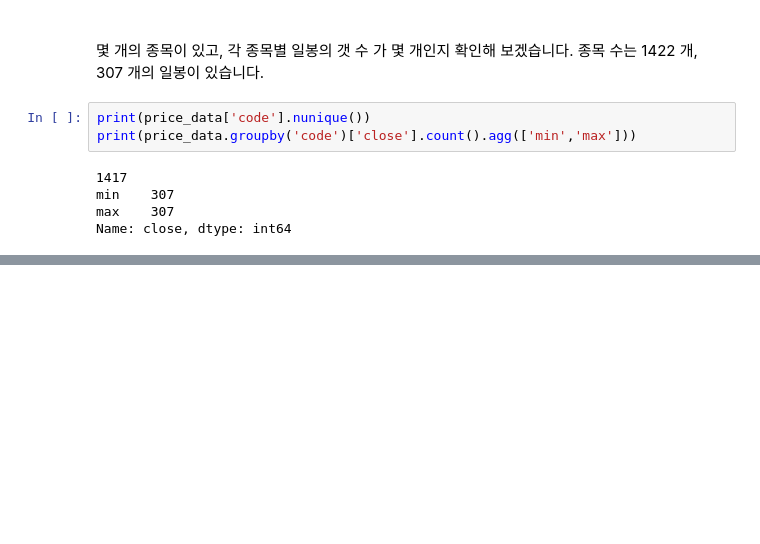
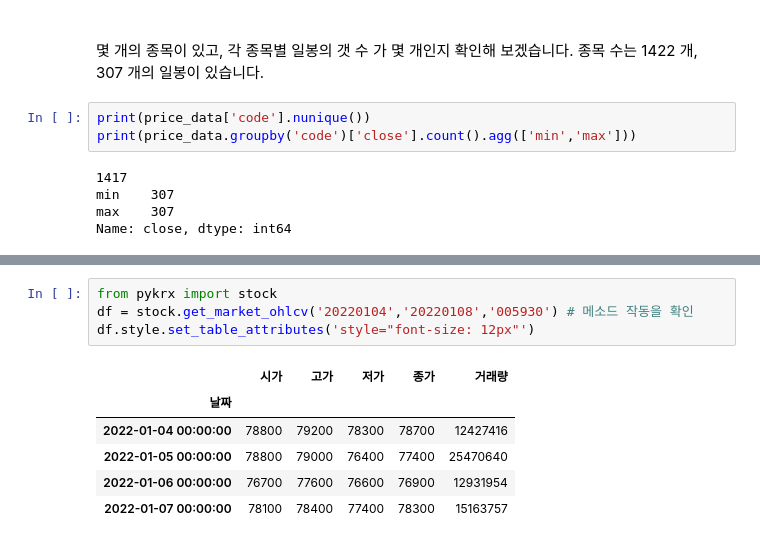
Before and after one commit to occam-KHS/JupyterBook, a Jupyter notebook: _build/jupyter_execute/chapter4/4.4.1_Data_Collection.ipynb, the cells around one changed output, grey strips where cells are left out. Drawn from its saved outputs; the diff is of its cells as text; blank space fills up the shorter version.

```diff
--- a/_build/jupyter_execute/chapter4/4.4.1_Data_Collection.ipynb
+++ b/_build/jupyter_execute/chapter4/4.4.1_Data_Collection.ipynb
@@ -164,0 +172,11 @@ Name: close, dtype: int64
+# %%
+from pykrx import stock
+df = stock.get_market_ohlcv('20220104','20220108','005930') # 메소드 작동을 확인
+df.style.set_table_attributes('style="font-size: 12px"')
+# %% [output]
+|  | 시가 | 고가 | 저가 | 종가 | 거래량 |
+| 날짜 |  |  |  |  |  |
+| 2022-01-04 00:00:00 | 78800 | 79200 | 78300 | 78700 | 12427416 |
+| 2022-01-05 00:00:00 | 78800 | 79000 | 76400 | 77400 | 25470640 |
+| 2022-01-06 00:00:00 | 76700 | 77600 | 76600 | 76900 | 12931954 |
+| 2022-01-07 00:00:00 | 78100 | 78400 | 77400 | 78300 | 15163757 |
```
Also changed, not shown: parts of 7 cells of this notebook, 6 other files.
